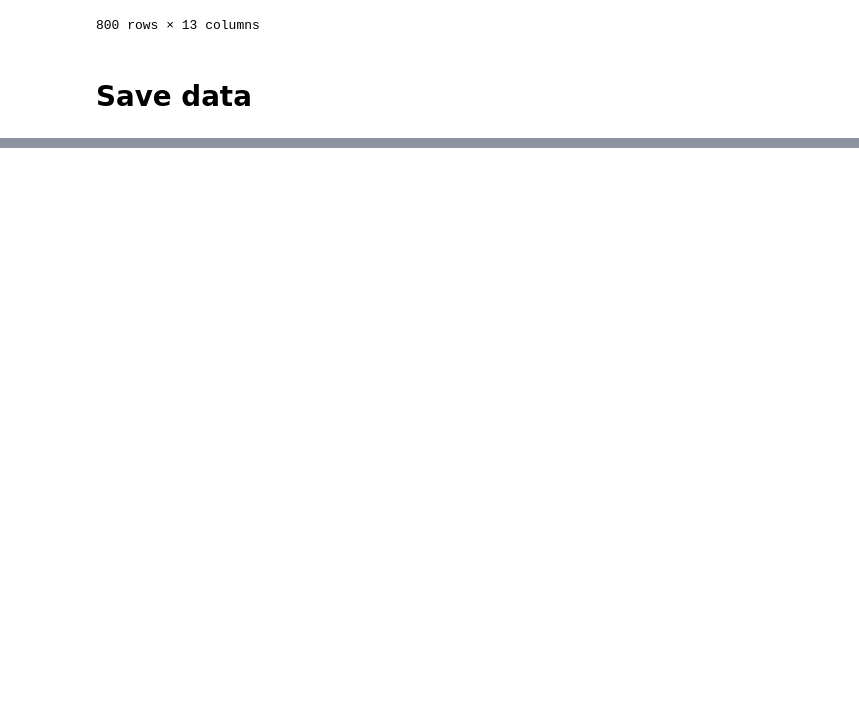
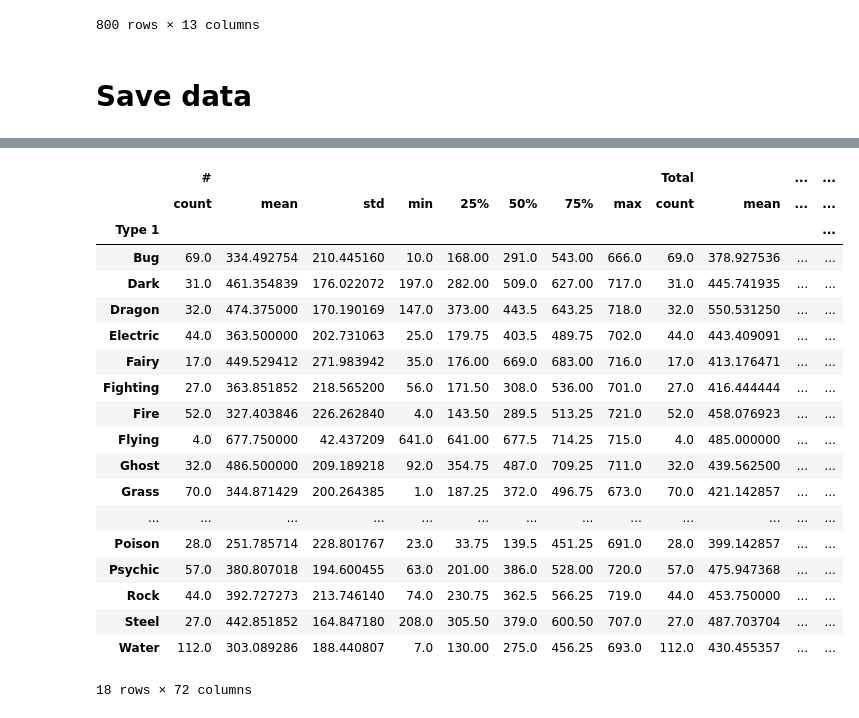
Before and after one commit to Abusagit/practise, a Jupyter notebook: self_educ/Untitled Folder/Pandas_Youtube.ipynb, the cells around one changed output, grey strips where cells are left out. Saved outputs shown, nothing was run; the diff lists cells and outputs as text; code cells hidden in the pictures; blank space fills up the shorter version.

```diff
--- a/self_educ/Untitled Folder/Pandas_Youtube.ipynb
+++ b/self_educ/Untitled Folder/Pandas_Youtube.ipynb
@@ -400,0 +522,3 @@ df.to_csv('modified_pokemon.txt', sep='\t', index=False)
+# %%
+df = pd.read_csv('pokemons_modified.csv')
+df
@@ -400,0 +659,23 @@ df.to_csv('modified_pokemon.txt', sep='\t', index=False)
+# %%
+df.groupby(['Type 1']).describe()
+# %% [output]
+|  | # |  |  |  |  |  |  |  | Total |  | ... | ... |
+|  | count | mean | std | min | 25% | 50% | 75% | max | count | mean | ... | ... |
+| Type 1 |  |  |  |  |  |  |  |  |  |  |  | ... |
+| Bug | 69.0 | 334.492754 | 210.445160 | 10.0 | 168.00 | 291.0 | 543.00 | 666.0 | 69.0 | 378.927536 | ... | ... |
+| Dark | 31.0 | 461.354839 | 176.022072 | 197.0 | 282.00 | 509.0 | 627.00 | 717.0 | 31.0 | 445.741935 | ... | ... |
+| Dragon | 32.0 | 474.375000 | 170.190169 | 147.0 | 373.00 | 443.5 | 643.25 | 718.0 | 32.0 | 550.531250 | ... | ... |
+| Electric | 44.0 | 363.500000 | 202.731063 | 25.0 | 179.75 | 403.5 | 489.75 | 702.0 | 44.0 | 443.409091 | ... | ... |
+| Fairy | 17.0 | 449.529412 | 271.983942 | 35.0 | 176.00 | 669.0 | 683.00 | 716.0 | 17.0 | 413.176471 | ... | ... |
+| Fighting | 27.0 | 363.851852 | 218.565200 | 56.0 | 171.50 | 308.0 | 536.00 | 701.0 | 27.0 | 416.444444 | ... | ... |
+| Fire | 52.0 | 327.403846 | 226.262840 | 4.0 | 143.50 | 289.5 | 513.25 | 721.0 | 52.0 | 458.076923 | ... | ... |
+| Flying | 4.0 | 677.750000 | 42.437209 | 641.0 | 641.00 | 677.5 | 714.25 | 715.0 | 4.0 | 485.000000 | ... | ... |
+| Ghost | 32.0 | 486.500000 | 209.189218 | 92.0 | 354.75 | 487.0 | 709.25 | 711.0 | 32.0 | 439.562500 | ... | ... |
+| Grass | 70.0 | 344.871429 | 200.264385 | 1.0 | 187.25 | 372.0 | 496.75 | 673.0 | 70.0 | 421.142857 | ... | ... |
+| ... | ... | ... | ... | ... | ... | ... | ... | ... | ... | ... | ... | ... |
+| Poison | 28.0 | 251.785714 | 228.801767 | 23.0 | 33.75 | 139.5 | 451.25 | 691.0 | 28.0 | 399.142857 | ... | ... |
+| Psychic | 57.0 | 380.807018 | 194.600455 | 63.0 | 201.00 | 386.0 | 528.00 | 720.0 | 57.0 | 475.947368 | ... | ... |
+| Rock | 44.0 | 392.727273 | 213.746140 | 74.0 | 230.75 | 362.5 | 566.25 | 719.0 | 44.0 | 453.750000 | ... | ... |
+| Steel | 27.0 | 442.851852 | 164.847180 | 208.0 | 305.50 | 379.0 | 600.50 | 707.0 | 27.0 | 487.703704 | ... | ... |
+| Water | 112.0 | 303.089286 | 188.440807 | 7.0 | 130.00 | 275.0 | 456.25 | 693.0 | 112.0 | 430.455357 | ... | ... |
+18 rows × 72 columns
```
Also changed, not shown: parts of 31 cells of this notebook, 3 other files.
